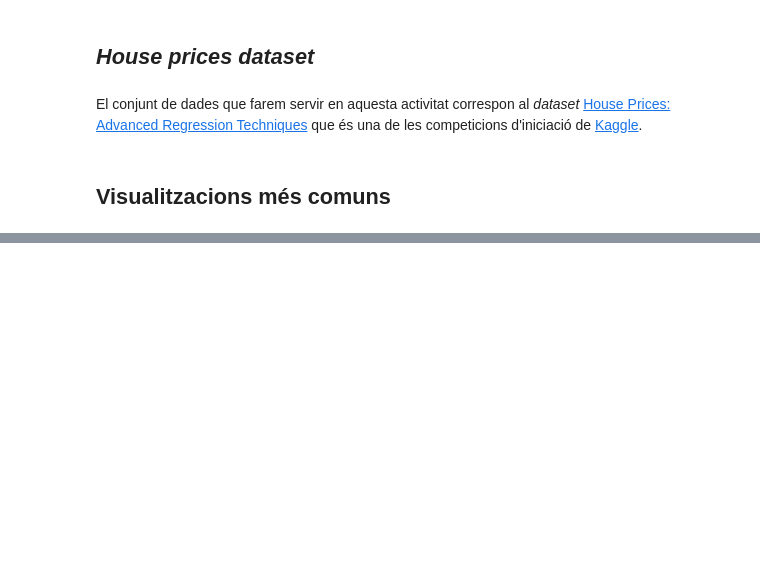
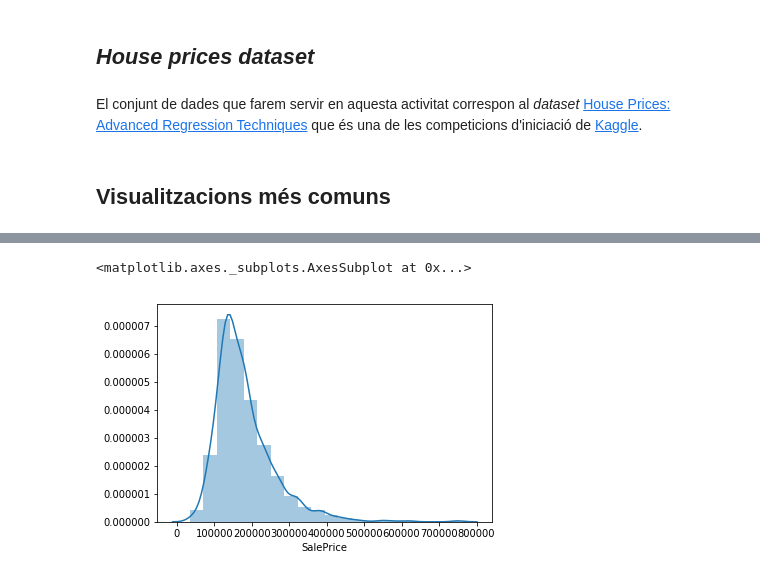
Before and after one commit to xdurana/uoc-dmlab, a Jupyter notebook: 6/visualitzacio-dades.ipynb, the cells around one changed output, grey strips where cells are left out. Cells and saved outputs as stored; diff of their text form; code cells hidden in the pictures; blank space fills up the shorter version.

```diff
--- a/6/visualitzacio-dades.ipynb
+++ b/6/visualitzacio-dades.ipynb
@@ -74,0 +85,5 @@ df_train = pd.read_csv('data/train.csv')
+# %%
+sns.distplot(df_train["SalePrice"], bins=20)
+# %% [output]
+<matplotlib.axes._subplots.AxesSubplot at 0x...>
+[figure, added]
```
Also changed, not shown: parts of 25 cells of this notebook, 1 other file.
